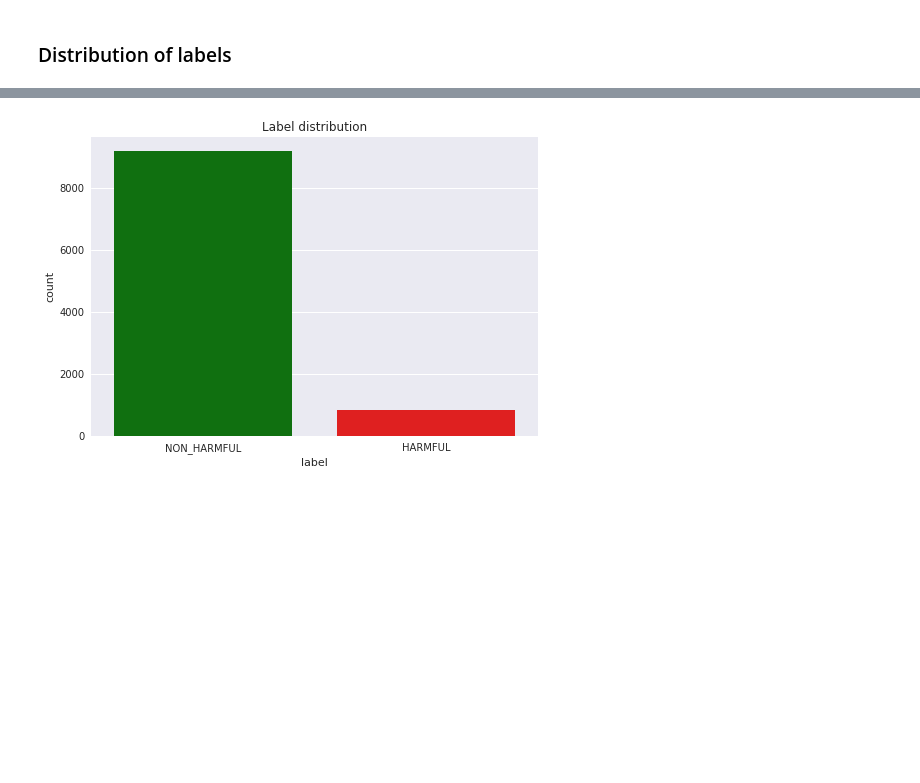
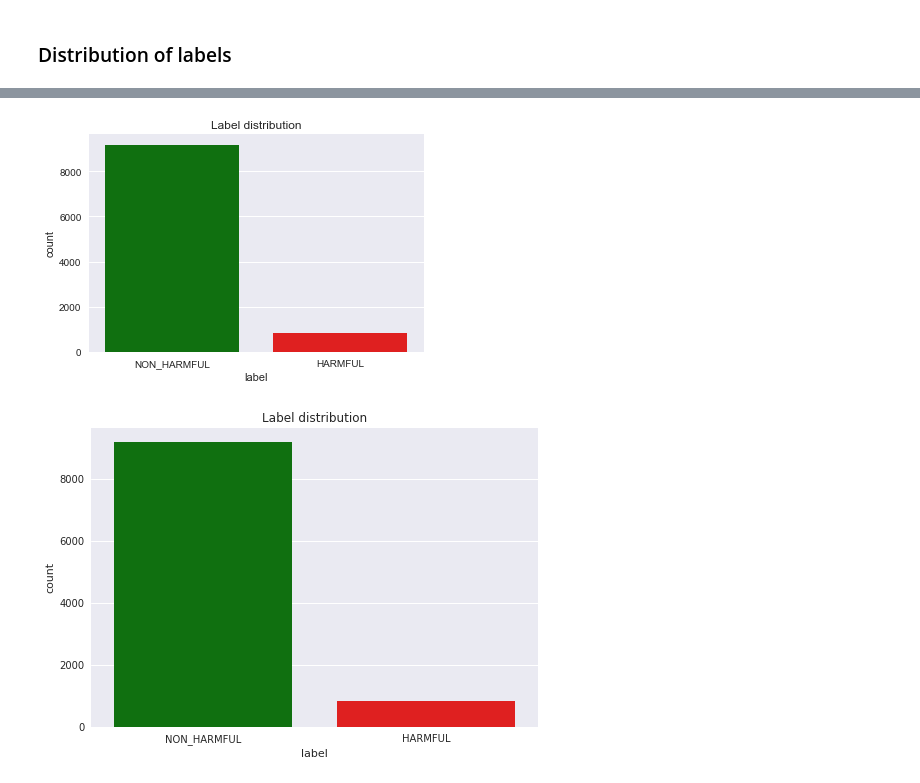
Before and after one commit to JakubTomaszewski/NLP-Sentiment-Analysis, a Jupyter notebook: EDA.ipynb, the cells around one changed output, grey strips where cells are left out. Cells and saved outputs as stored; diff of their text form; code cells hidden in the pictures; blank space fills up the shorter version.

```diff
--- a/EDA.ipynb
+++ b/EDA.ipynb
@@ -135,4 +181,18 @@ df['label'].value_counts()
 Name: label, dtype: int64
+# %%
+# Customization
+hue_colors = {Labels.NON_HARMFUL.value: 'green',
+              Labels.HARMFUL.value: 'red'}
+
+plt.xticks(range(2), ['Positive [0]', 'Negative [1]'])
+plt.title('Label distribution')
+
+sns.countplot(x='label', data=df, palette=hue_colors)
+
+plt.xticks(range(2), [Labels.NON_HARMFUL.name, Labels.HARMFUL.name])
+plt.show()
+# %% [output]
+[figure, added]
 # %%
 # Customization
 hue_colors = {Labels.NON_HARMFUL.value: 'green',
```
Also changed, not shown: parts of 70 cells of this notebook.
